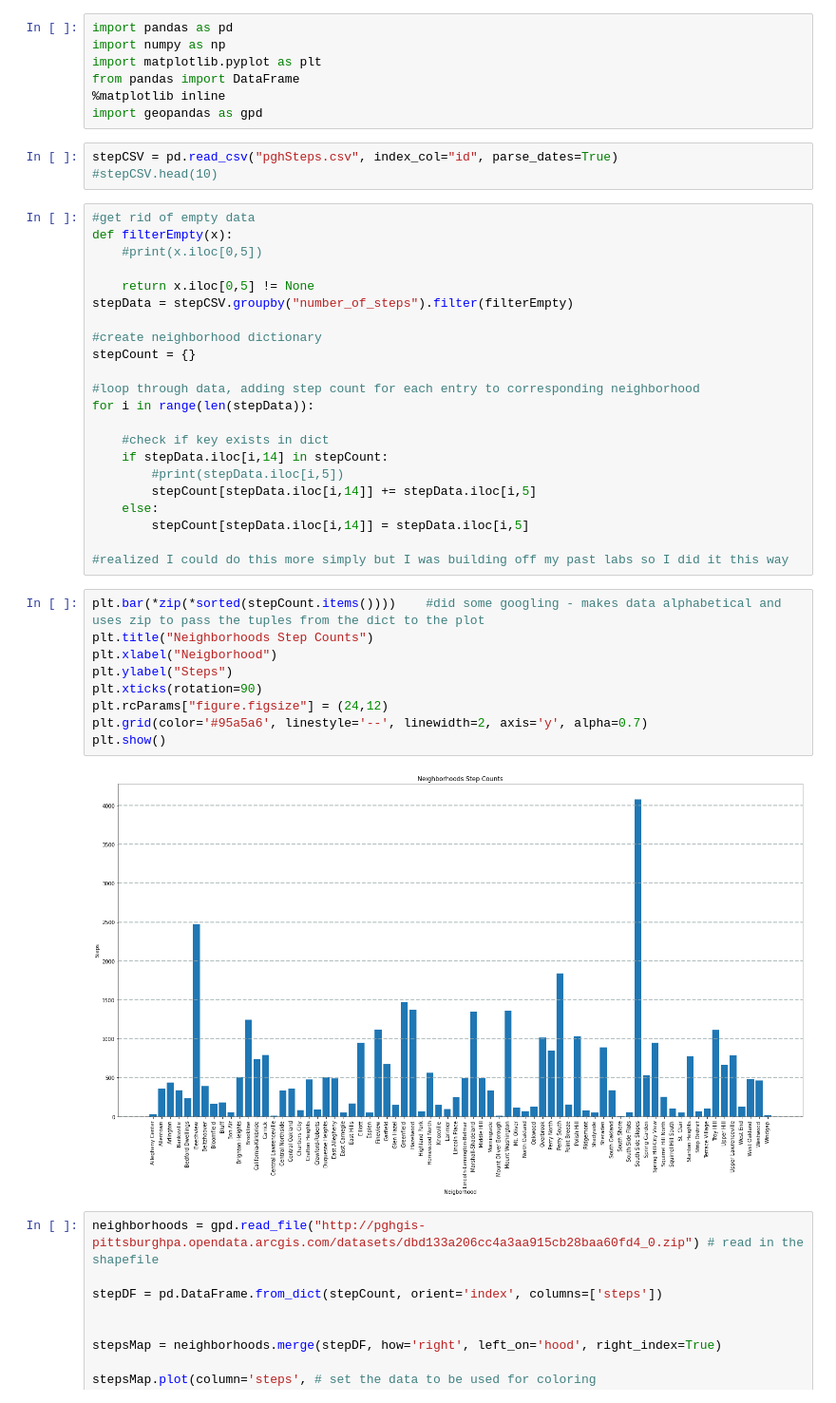
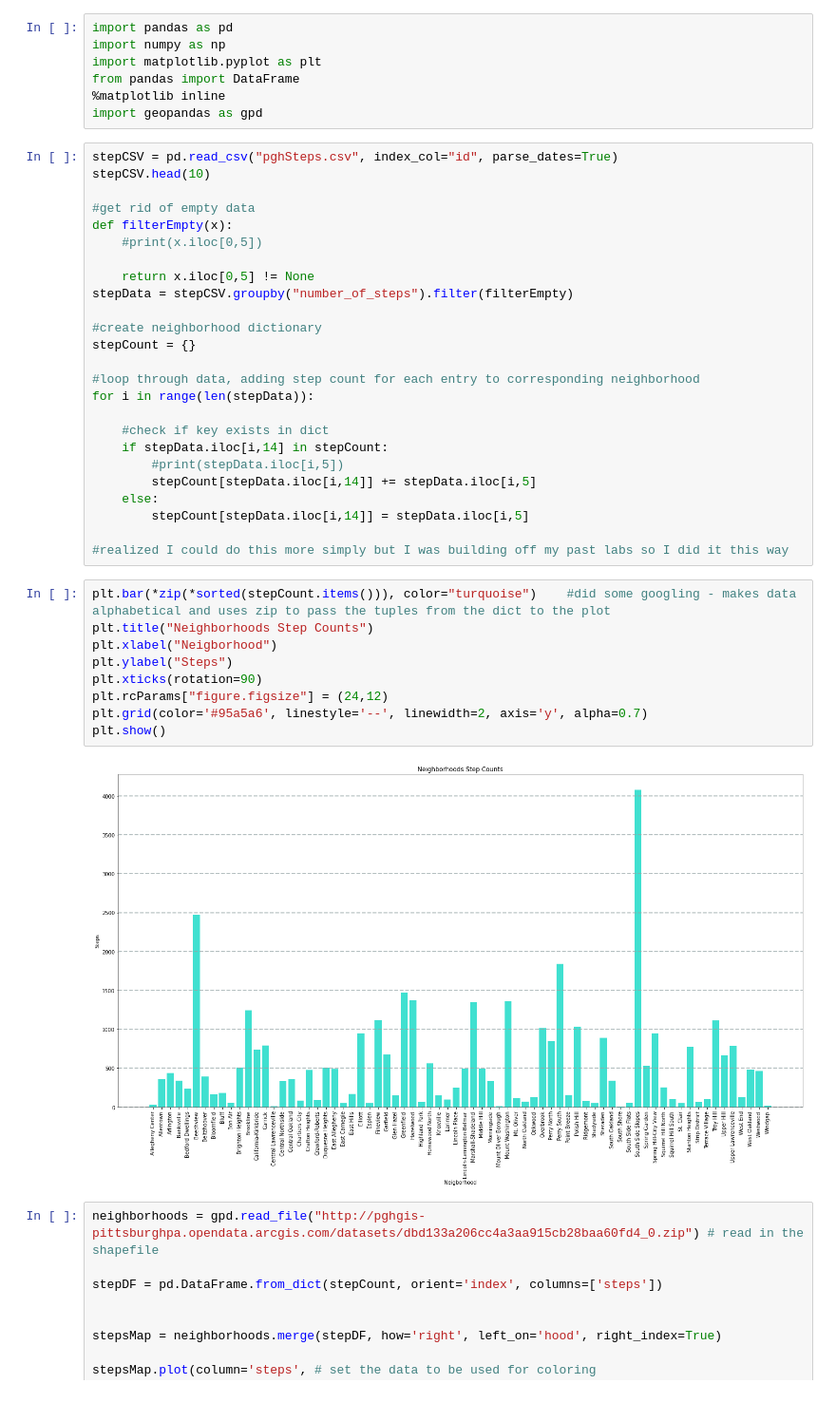
Before and after one commit to bukowski02/bigIdeasFinal, a Jupyter notebook: dab315_personal.ipynb, the cells around one changed output. Shown at 95% size. Cells and saved outputs as stored; diff of their text form.

Commit message:
added dan plots to final

```diff
--- a/dab315_personal.ipynb
+++ b/dab315_personal.ipynb
@@ -5,10 +5,10 @@ import matplotlib.pyplot as plt
 from pandas import DataFrame
 %matplotlib inline
 import geopandas as gpd
-# %%
-stepCSV = pd.read_csv("pghSteps.csv", index_col="id", parse_dates=True)
-#stepCSV.head(10)
 # %%
+stepCSV = pd.read_csv("pghSteps.csv", index_col="id", parse_dates=True)
+stepCSV.head(10)
+
 #get rid of empty data
 def filterEmpty(x):
     #print(x.iloc[0,5])
@@ -31,16 +31,16 @@ for i in range(len(stepData)):
 
 #realized I could do this more simply but I was building off my past labs so I did it this way
 # %%
-plt.bar(*zip(*sorted(stepCount.items())))    #did some googling - makes data alphabetical and uses zip to pass the tuples from the dict to the plot
+plt.bar(*zip(*sorted(stepCount.items())), color="turquoise")    #did some googling - makes data alphabetical and uses zip to pass the tuples from the dict to the plot
 plt.title("Neighborhoods Step Counts")
 plt.xlabel("Neigborhood")
 plt.ylabel("Steps")
 plt.xticks(rotation=90)
 plt.rcParams["figure.figsize"] = (24,12)
 plt.grid(color='#95a5a6', linestyle='--', linewidth=2, axis='y', alpha=0.7)
 plt.show()
 # %% [output]
-[figure, old version]
+[figure, new version]
 # %%
 neighborhoods = gpd.read_file("http://pghgis-pittsburghpa.opendata.arcgis.com/datasets/dbd133a206cc4a3aa915cb28baa60fd4_0.zip") # read in the shapefile
 
```
Also changed, not shown: 1 other file.
